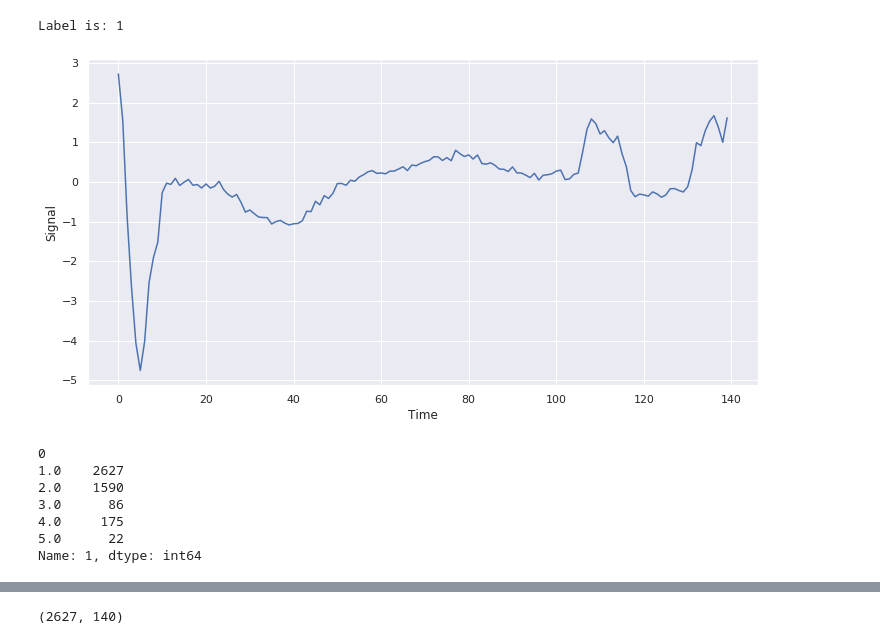
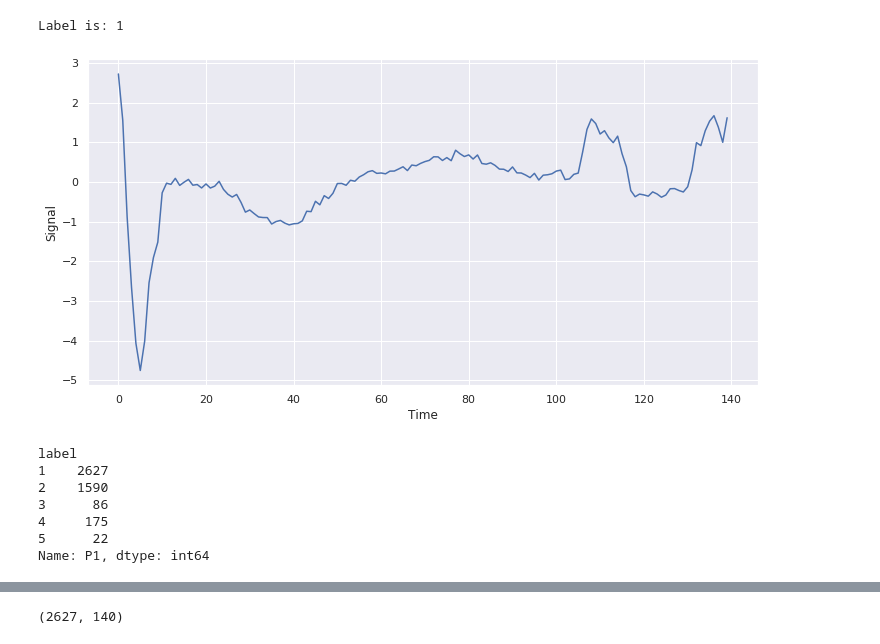
Before and after one commit to luigisaetta/anomalydetection, a Jupyter notebook: ECG5000.ipynb, the cells around one changed output, grey strips where cells are left out. Saved outputs shown, nothing was run; the diff lists cells and outputs as text; code cells hidden in the pictures.

```diff
--- a/ECG5000.ipynb
+++ b/ECG5000.ipynb
@@ -24,4 +59,9 @@ assert(tf.__version__ >= '2.')
 # %%
+# training set
+
 FILE_NAME = "ECG5000_TEST.txt"
 
 data = pd.read_csv(FILE_NAME, delim_whitespace = True, header=None, engine = 'python')
+
+# convert labels to integer
+data[0] = data[0].astype('int32')
@@ -39,0 +71,6 @@ data_vec = data.to_numpy()
+# %%
+# give human friendly names to columns
+columns = ['label']
+
+for i in range(1, 141):
+    columns.append('P' + str(i))
@@ -40,5 +102,10 @@ data_vec = data.to_numpy()
 # %%
+# function to plot a single ECG fragment
 def plot_ecg(vec, index):
+    '''
+    vec is the entire set of data
+    index identify the fragment to visualize
+    '''
     label = vec[index, 0]
 
     vet = vec[index, 1:]
@@ -58,22 +128,24 @@ def plot_ecg(vec, index):
 def scale_ecg(vec):
     new_vec = (vec - vec.min())/(vec.max() - vec.min())
     return new_vec
-# %%
-# visualizziamo un generico frammento ECG
-plot_ecg(data_vec, 1000)
-# %% [output]
-Label is: 1
-[figure, removed]
-# %%
-#  vediamo quante sono le varie categorie
-numbers = data.groupby(0).count()
-
-numbers[1]
-# %% [output]
-0
-1.0    2627
-2.0    1590
-3.0      86
-4.0     175
-5.0      22
-Name: 1, dtype: int64
+# %%
+# let's see a random ECG sample (fragment)
+INDEX = 1000
+
+plot_ecg(data_vec, INDEX)
+# %% [output]
+Label is: 1
+[figure, added]
+# %%
+#  let's see how many distinct labels (categories)
+numbers = data.groupby('label').count()
+
+numbers['P1']
+# %% [output]
+label
+1    2627
+2    1590
+3      86
+4     175
+5      22
+Name: P1, dtype: int64
```
Also changed, not shown: parts of 45 cells of this notebook.
